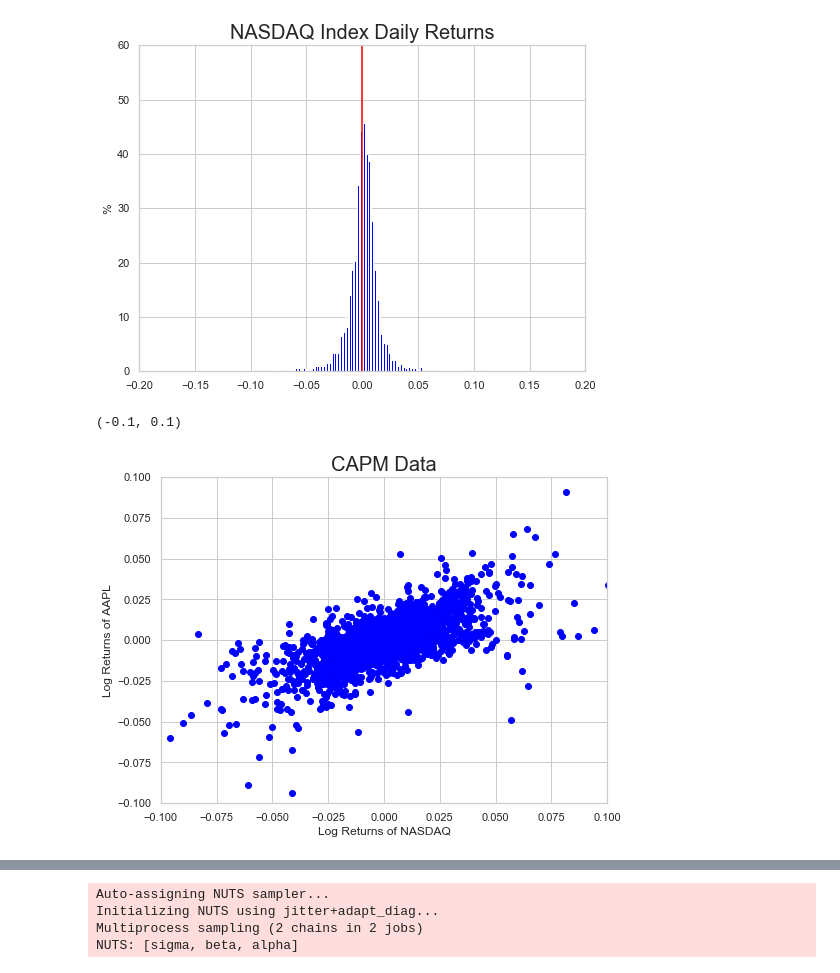
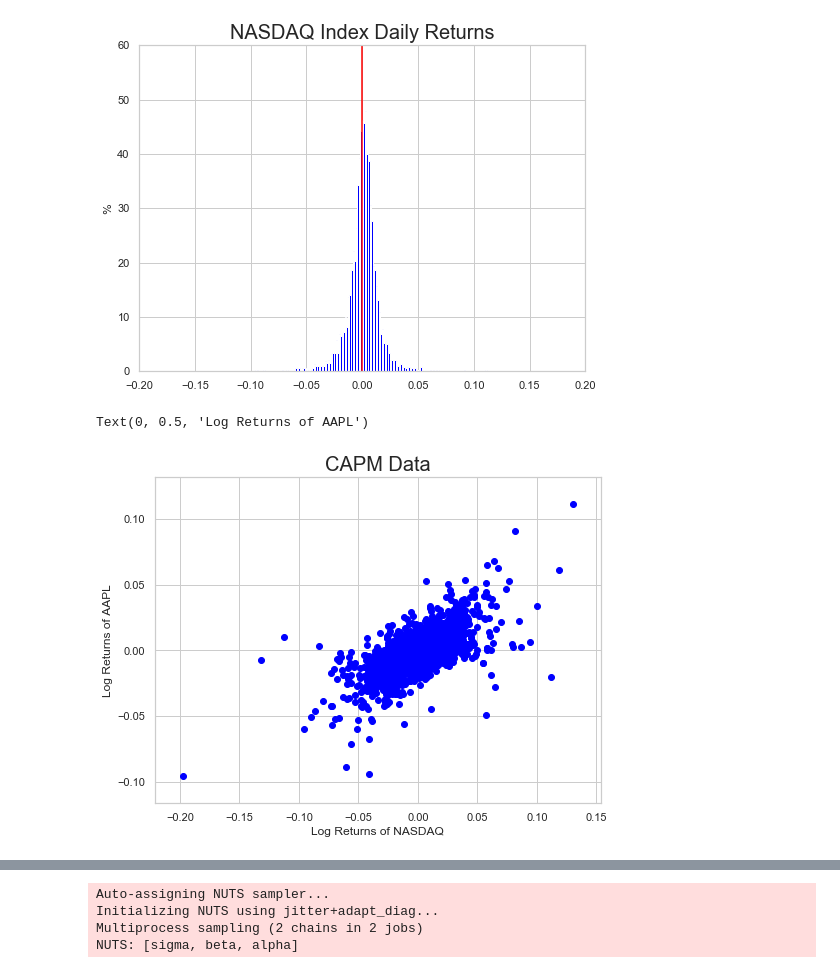
Before and after one commit to thsavage/Macro, a Jupyter notebook: What Use Is Data Analytics?.ipynb, the cells around one changed output, grey strips where cells are left out. Drawn from its saved outputs; the diff is of its cells as text; code cells hidden in the pictures.

```diff
--- a/What Use Is Data Analytics?.ipynb
+++ b/What Use Is Data Analytics?.ipynb
@@ -117,14 +113,12 @@ nasdaq_returns = pd.DataFrame(nasdaq_returns)
 # %%
 plt.figure(figsize = (8, 6))
 plt.scatter(aapl_returns, nasdaq_returns, c='blue')
 plt.title('CAPM Data', fontsize = 20)
 plt.xlabel('Log Returns of NASDAQ', fontsize = 12)
 plt.ylabel('Log Returns of AAPL', fontsize = 12)
-plt.xlim([-0.1, 0.1])
-plt.ylim([-0.1, 0.1])
 # %% [output]
-(-0.1, 0.1)
+Text(0, 0.5, 'Log Returns of AAPL')
-[figure, old version]
+[figure, new version]
 # %%
 aapl_r = pd.DataFrame(aapl_returns)
 nasdaq_r = pd.DataFrame(nasdaq_returns)
```
Also changed, not shown: parts of 10 cells of this notebook, 1 other file.
